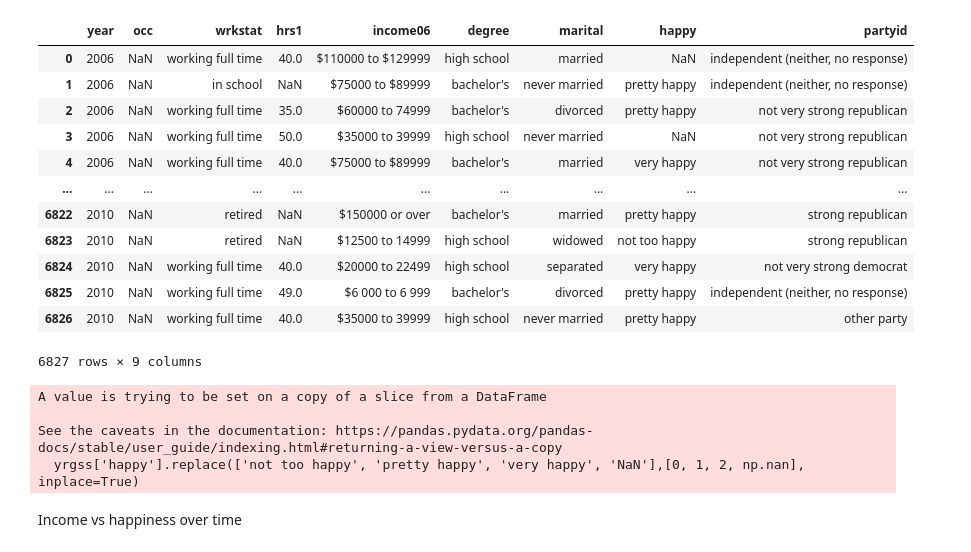
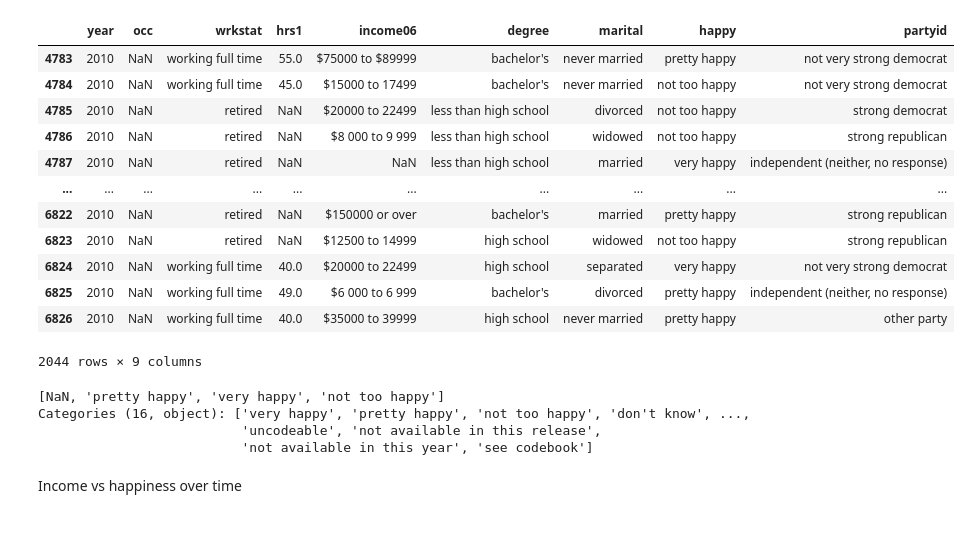
Before and after one commit to Nehach73/DS3001_project1, a Jupyter notebook: DS3001Project1Code.ipynb, the cells around one changed output. Saved outputs shown, nothing was run; the diff lists cells and outputs as text; code cells hidden in the pictures.

```diff
--- a/DS3001Project1Code.ipynb
+++ b/DS3001Project1Code.ipynb
@@ -10,30 +12,36 @@ gss = gss.dropna(how = "all")
 # %%
 filt = gss.filter(items = ["year", "occ", "wrkstat", "hrs1", "income06",
                            "degree", "marital", "happy", "partyid"],axis=1)
-yrgss = filt[(filt["year"] == 2006) | (filt["year"] == 2008) | (filt["year"] == 2010)]
-yrgss
+gss06 = filt[filt['year'] == 2006]
+gss08 = filt[filt['year'] == 2008]
+gss10 = filt[filt['year'] == 2010]
+
+#yrgss = filt[(filt["year"] == 2006) | (filt["year"] == 2008) | (filt["year"] == 2010)]
+#yrgss
+
+gss10
 # %% [output]
 |  | year | occ | wrkstat | hrs1 | income06 | degree | marital | happy | partyid |
-| 0 | 2006 | NaN | working full time | 40.0 | $110000 to $129999 | high school | married | NaN | independent (neither, no response) |
-| 1 | 2006 | NaN | in school | NaN | $75000 to $89999 | bachelor's | never married | pretty happy | independent (neither, no response) |
-| 2 | 2006 | NaN | working full time | 35.0 | $60000 to 74999 | bachelor's | divorced | pretty happy | not very strong republican |
-| 3 | 2006 | NaN | working full time | 50.0 | $35000 to 39999 | high school | never married | NaN | not very strong republican |
-| 4 | 2006 | NaN | working full time | 40.0 | $75000 to $89999 | bachelor's | married | very happy | not very strong republican |
+| 4783 | 2010 | NaN | working full time | 55.0 | $75000 to $89999 | bachelor's | never married | pretty happy | not very strong democrat |
+| 4784 | 2010 | NaN | working full time | 45.0 | $15000 to 17499 | bachelor's | never married | not too happy | not very strong democrat |
+| 4785 | 2010 | NaN | retired | NaN | $20000 to 22499 | less than high school | divorced | not too happy | strong democrat |
+| 4786 | 2010 | NaN | retired | NaN | $8 000 to 9 999 | less than high school | widowed | not too happy | strong republican |
+| 4787 | 2010 | NaN | retired | NaN | NaN | less than high school | married | very happy | independent (neither, no response) |
 | ... | ... | ... | ... | ... | ... | ... | ... | ... | ... |
 | 6822 | 2010 | NaN | retired | NaN | $150000 or over | bachelor's | married | pretty happy | strong republican |
 | 6823 | 2010 | NaN | retired | NaN | $12500 to 14999 | high school | widowed | not too happy | strong republican |
 | 6824 | 2010 | NaN | working full time | 40.0 | $20000 to 22499 | high school | separated | very happy | not very strong democrat |
 | 6825 | 2010 | NaN | working full time | 49.0 | $6 000 to 6 999 | bachelor's | divorced | pretty happy | independent (neither, no response) |
 | 6826 | 2010 | NaN | working full time | 40.0 | $35000 to 39999 | high school | never married | pretty happy | other party |
-6827 rows × 9 columns
+2044 rows × 9 columns
 # %%
 # converting categorical gradients to numeric variables
 yrgss['happy'].unique()
-yrgss['happy'].replace(['not too happy', 'pretty happy', 'very happy', 'NaN'],[0, 1, 2, np.nan], inplace=True)
+#yrgss['happy'].replace(['not too happy', 'pretty happy', 'very happy', 'NaN'],[0, 1, 2, np.nan], inplace=True)
 # %% [output]
-A value is trying to be set on a copy of a slice from a DataFrame
-
-See the caveats in the documentation: https://pandas.pydata.org/pandas-docs/stable/user_guide/indexing.html#returning-a-view-versus-a-copy
-  yrgss['happy'].replace(['not too happy', 'pretty happy', 'very happy', 'NaN'],[0, 1, 2, np.nan], inplace=True)
+[NaN, 'pretty happy', 'very happy', 'not too happy']
+Categories (16, object): ['very happy', 'pretty happy', 'not too happy', 'don't know', ...,
+                          'uncodeable', 'not available in this release',
+                          'not available in this year', 'see codebook']
 # %% [markdown]
 Income vs happiness over time
```
Also changed, not shown: parts of 9 cells of this notebook.
